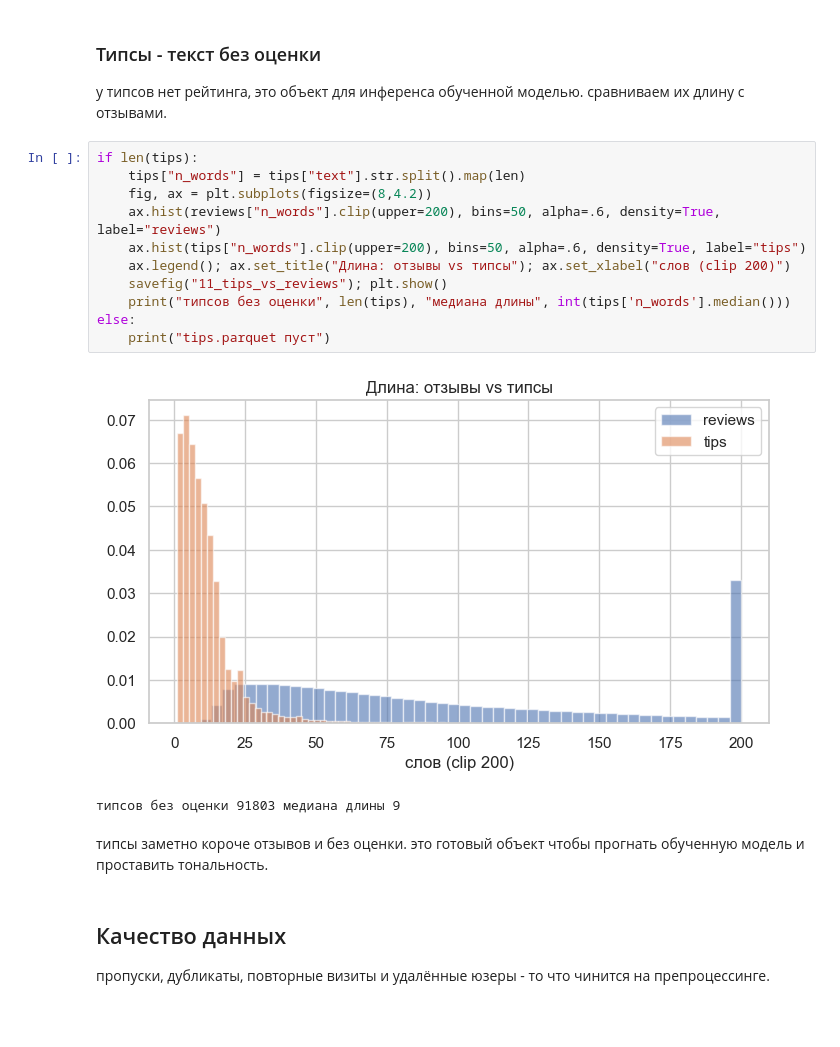
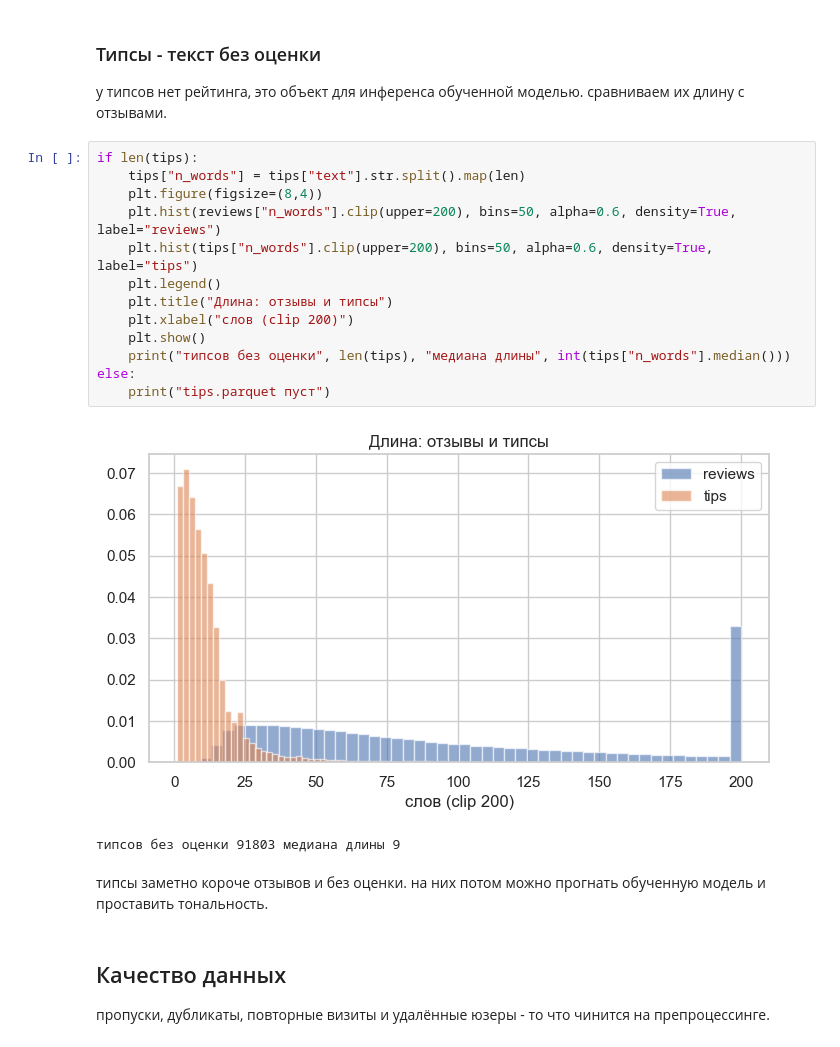
Before and after one commit to bluesteelll/gp5, a Jupyter notebook: notebooks/EDA_2.ipynb, the cells around one changed output. Saved outputs shown, nothing was run; the diff lists cells and outputs as text; blank space fills up the shorter version.

```diff
--- a/notebooks/EDA_2.ipynb
+++ b/notebooks/EDA_2.ipynb
@@ -408,19 +436,21 @@ Name: proportion, dtype: float64
 # %%
 if len(tips):
     tips["n_words"] = tips["text"].str.split().map(len)
-    fig, ax = plt.subplots(figsize=(8,4.2))
-    ax.hist(reviews["n_words"].clip(upper=200), bins=50, alpha=.6, density=True, label="reviews")
-    ax.hist(tips["n_words"].clip(upper=200), bins=50, alpha=.6, density=True, label="tips")
-    ax.legend(); ax.set_title("Длина: отзывы vs типсы"); ax.set_xlabel("слов (clip 200)")
-    savefig("11_tips_vs_reviews"); plt.show()
-    print("типсов без оценки", len(tips), "медиана длины", int(tips['n_words'].median()))
+    plt.figure(figsize=(8,4))
+    plt.hist(reviews["n_words"].clip(upper=200), bins=50, alpha=0.6, density=True, label="reviews")
+    plt.hist(tips["n_words"].clip(upper=200), bins=50, alpha=0.6, density=True, label="tips")
+    plt.legend()
+    plt.title("Длина: отзывы и типсы")
+    plt.xlabel("слов (clip 200)")
+    plt.show()
+    print("типсов без оценки", len(tips), "медиана длины", int(tips["n_words"].median()))
 else:
     print("tips.parquet пуст")
 # %% [output]
-[figure, old version]
+[figure, new version]
 типсов без оценки 91803 медиана длины 9
 # %% [markdown]
-типсы заметно короче отзывов и без оценки. это готовый объект чтобы прогнать обученную модель и проставить тональность.
+типсы заметно короче отзывов и без оценки. на них потом можно прогнать обученную модель и проставить тональность.
 # %% [markdown]
 ## Качество данных
 пропуски, дубликаты, повторные визиты и удалённые юзеры - то что чинится на препроцессинге.
```
Also changed, not shown: parts of 61 cells of this notebook, 1 other file.
